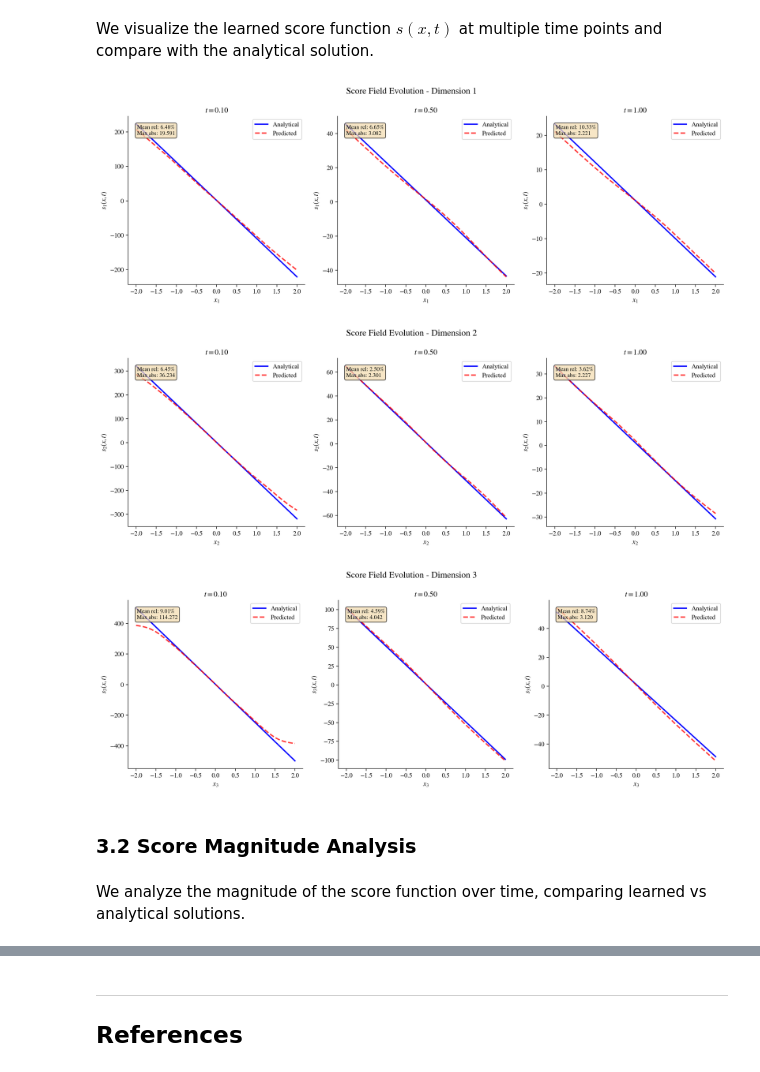
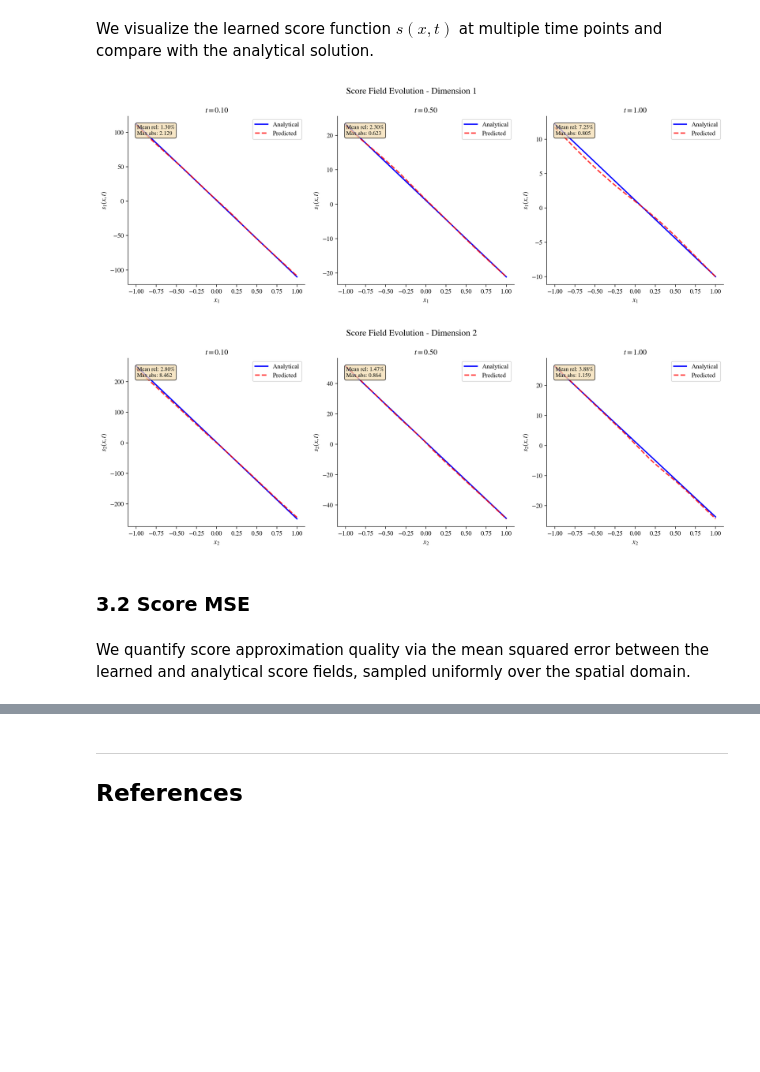
Before and after one commit to bilalhusain126/pinn-sgm, a Jupyter notebook: notebooks/score_pinn_nd_analysis.ipynb, the cells around one changed output, grey strips where cells are left out. Cells and saved outputs as stored; diff of their text form; code cells hidden in the pictures; blank space fills up the shorter version.

```diff
--- a/notebooks/score_pinn_nd_analysis.ipynb
+++ b/notebooks/score_pinn_nd_analysis.ipynb
@@ -96,7 +96,7 @@ $$
 We configure an $n$-dimensional Fokker-Planck equation. The dimension `spatial_dim` can be adjusted to test scalability.
 # %%
 # Spatial dimension
-spatial_dim = 3
+spatial_dim = 2
 
 # Auto-generate drift and diffusion parameters
 mu = np.linspace(0.1, 0.05, spatial_dim)      # Drift: 10% to 5%
@@ -286,39 +285,38 @@ We visualize the learned score function $s(x,t)$ at multiple time points and com
 # %%
 # Plot score field evolution
 if spatial_dim == 1:
     # 1D case: plot score as function of x
     fig = plot_score_field(
         solver=solver,
         equation=equation,
         x_range=(x_min, x_max),
         time_points=[0.1, 0.25, 0.5, 1.0],
         num_points=200,
         device=device,
         figsize=(14, 5)
     )
     plt.show()
 else:
     # Multi-D case: plot slices along each dimension
     for dim in range(spatial_dim):
         fig = plot_score_field(
             solver=solver,
             equation=equation,
-            x_range=(x_min, x_max),
+            x_range=(-1, 1),
             time_points=[0.1, 0.5, 1.0],
             dim=dim,
             fixed_values=None,
             num_points=200,
             device=device,
             figsize=(14, 5)
         )
         plt.suptitle(f'Score Field Evolution - Dimension {dim+1}', fontsize=14)
         plt.show()
 # %% [output]
-[figure, old version]
+[figure, new version]
-[figure, old version]
+[figure, new version]
-[figure, removed]
 # %% [markdown]
-### 3.2 Score Magnitude Analysis
+### 3.2 Score MSE
-# %% [markdown]
-We analyze the magnitude of the score function over time, comparing learned vs analytical solutions.
+# %% [markdown]
+We quantify score approximation quality via the mean squared error between the learned and analytical score fields, sampled uniformly over the spatial domain.
 # %%
```
Also changed, not shown: parts of 6 cells of this notebook, 11 other files.
